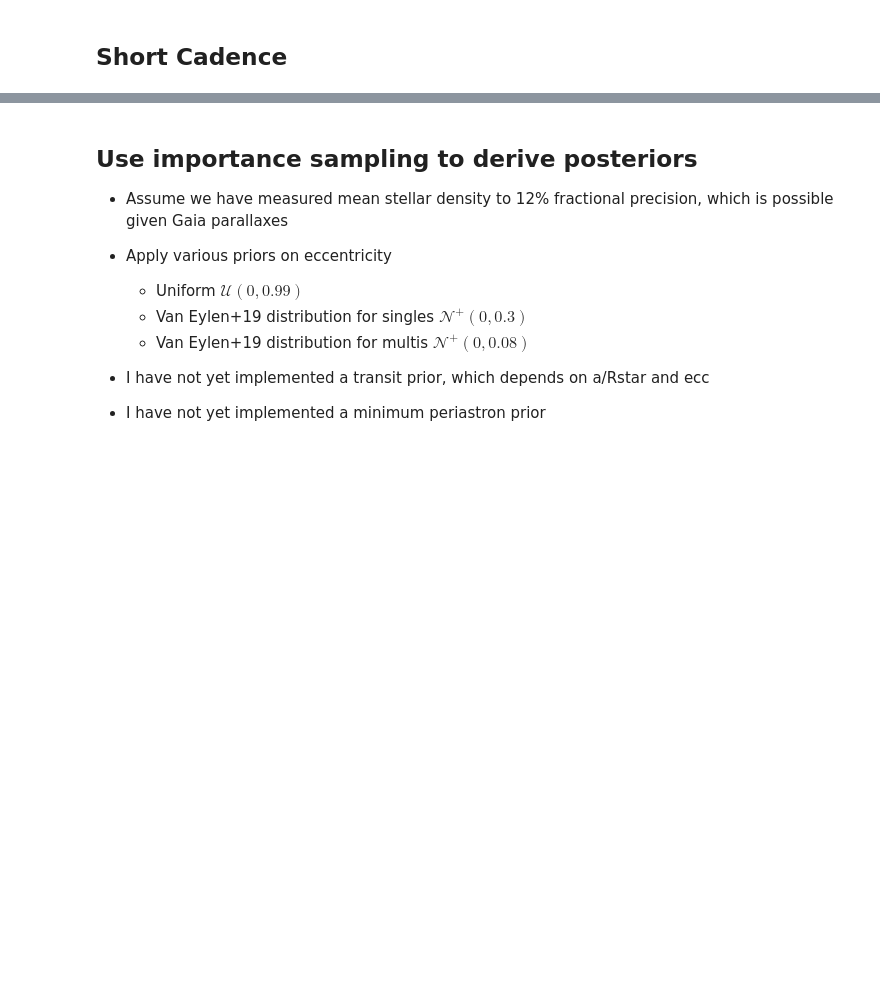
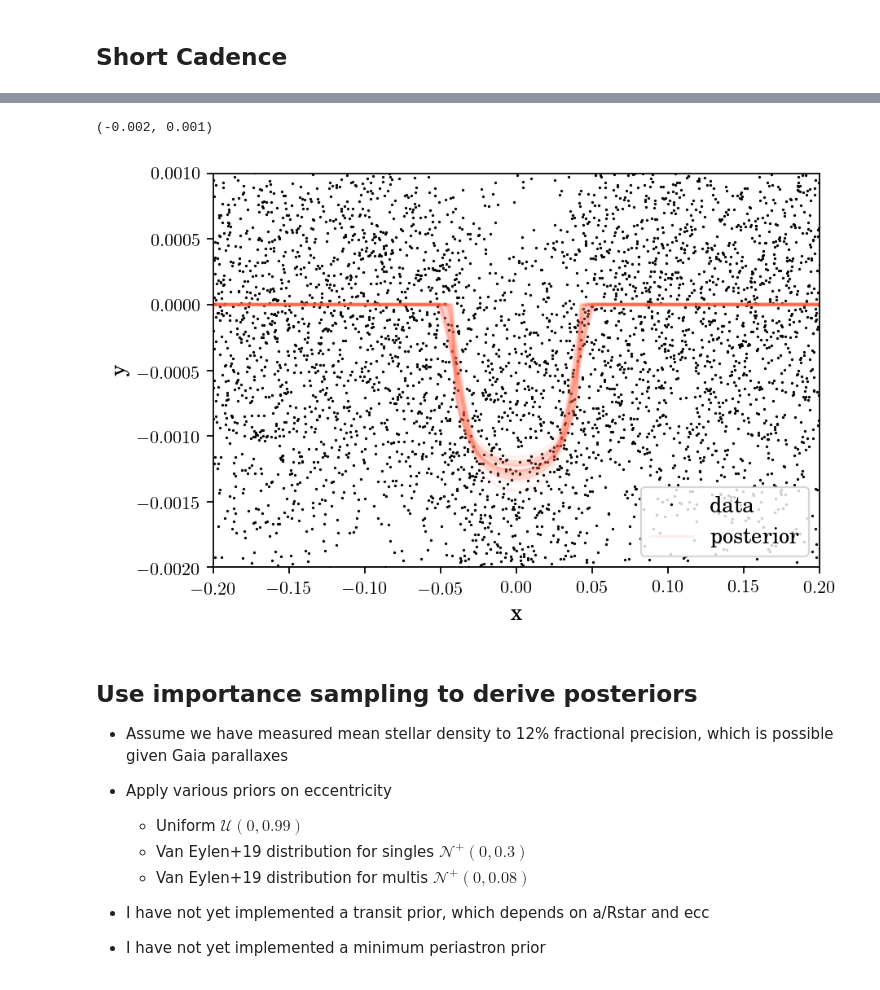
Before and after one commit to petigura/keprat, a Jupyter notebook: Long-v-Short-Cadence_High-b.ipynb, the cells around one changed output, grey strips where cells are left out. Saved outputs shown, nothing was run; the diff lists cells and outputs as text; code cells hidden in the pictures; blank space fills up the shorter version.

```diff
--- a/Long-v-Short-Cadence_High-b.ipynb
+++ b/Long-v-Short-Cadence_High-b.ipynb
@@ -260,25 +282,28 @@ fig = c.plotter.plot()
 # %%
-tfold = _tfold(t_lc, truth['per'],truth['tc'])
-x_grid = t_lc
+tfold = _tfold(t, truth['per'],truth['tc'])
+x_grid = t
 nsamples= 25
 samples = np.empty((nsamples, len(x_grid)))
-with model_lc:
+with model_sc:
     orbit = xo.orbits.KeplerianOrbit(period=truth['per'], t0=truth['tc'], b=b, rho_star=rho)
-    light_curves = xo.LimbDarkLightCurve(u).get_light_curve(orbit=orbit, r=r, t=t_lc, texp=0.02)
+    light_curves = xo.LimbDarkLightCurve(u).get_light_curve(orbit=orbit, r=r, t=t, texp=None)
     light_curve = pm.math.sum(light_curves, axis=-1) + mean
     y_grid = light_curve
-    for i, sample in enumerate(xo.get_samples_from_trace(tr_lc, size=nsamples)):
+    for i, sample in enumerate(xo.get_samples_from_trace(tr_sc, size=nsamples)):
         samples[i] = xo.eval_in_model(y_grid, sample)
 
-isort = argsort(tfold_lc)
-plt.plot(tfold_lc[isort], lc_data_lc[isort], ".k",ms=1, label="data")
-plt.plot(tfold_lc[isort], samples[0,isort],color="C1", alpha=0.1, label="posterior")
-plt.plot(tfold_lc[isort], samples[1:,isort].T,color="C1", alpha=0.1)
+isort = argsort(tfold)
+plt.plot(tfold[isort], lc_data[isort], ".k",ms=1, label="data")
+plt.plot(tfold[isort], samples[0,isort],color="C1", alpha=0.1, label="posterior")
+plt.plot(tfold[isort], samples[1:,isort].T,color="C1", alpha=0.1)
 plt.legend(fontsize=12)
 plt.xlabel("x")
 plt.ylabel("y")
 plt.xlim(-0.2, 0.2);
 plt.ylim(-0.002,0.001)
+# %% [output]
+(-0.002, 0.001)
+[figure, added]
 # %% [markdown]
 ## Use importance sampling to derive posteriors
 
```
Also changed, not shown: parts of 12 cells of this notebook.
